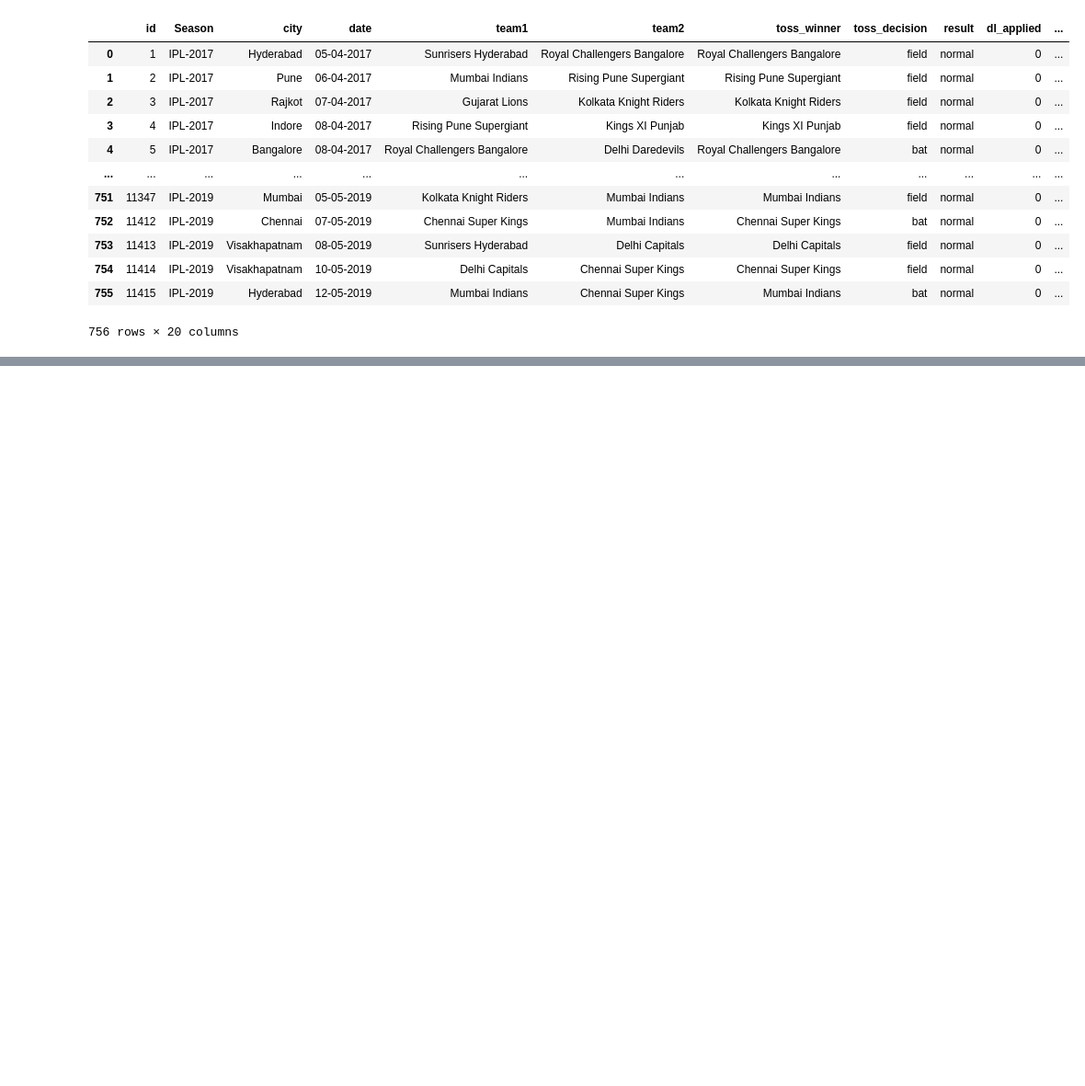
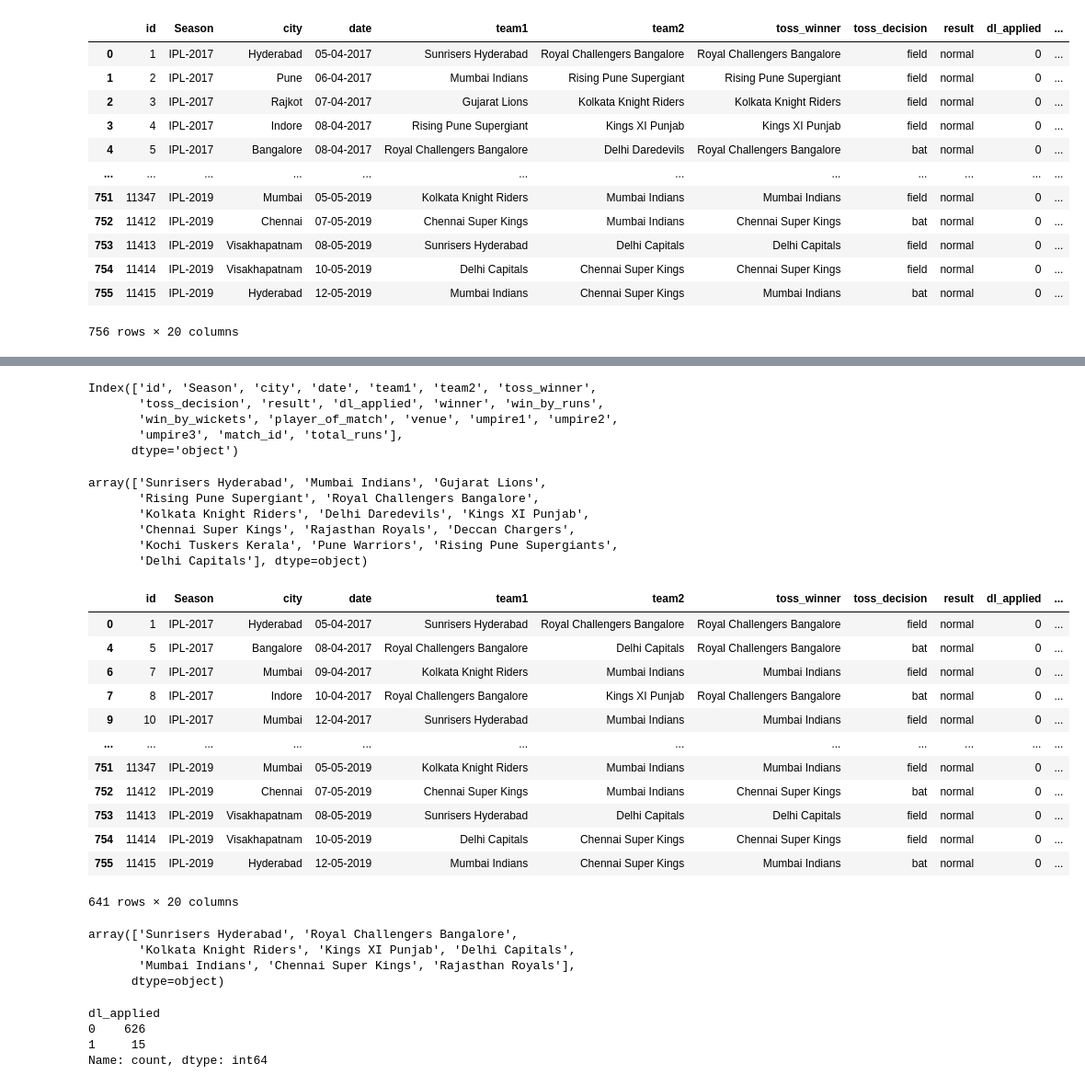
Before and after one commit to abhaygzb15/IPL-Win-Probability-Predictor, a Jupyter notebook: IPL Win Predictor.ipynb, the cells around one changed output, grey strips where cells are left out. Shown: that part at 92% size. Saved outputs shown, nothing was run; the diff lists cells and outputs as text; code cells hidden in the pictures; blank space fills up the shorter version.

```diff
--- a/IPL Win Predictor.ipynb
+++ b/IPL Win Predictor.ipynb
@@ -117,0 +84,17 @@ matches_df=matches_df[matches_df['team2'].isin(teams)]
+# %%
+matches_df.columns
+# %% [output]
+Index(['id', 'Season', 'city', 'date', 'team1', 'team2', 'toss_winner',
+       'toss_decision', 'result', 'dl_applied', 'winner', 'win_by_runs',
+       'win_by_wickets', 'player_of_match', 'venue', 'umpire1', 'umpire2',
+       'umpire3', 'match_id', 'total_runs'],
+      dtype='object')
+# %%
+matches_df['team1'].unique()
+# %% [output]
+array(['Sunrisers Hyderabad', 'Mumbai Indians', 'Gujarat Lions',
+       'Rising Pune Supergiant', 'Royal Challengers Bangalore',
+       'Kolkata Knight Riders', 'Delhi Daredevils', 'Kings XI Punjab',
+       'Chennai Super Kings', 'Rajasthan Royals', 'Deccan Chargers',
+       'Kochi Tuskers Kerala', 'Pune Warriors', 'Rising Pune Supergiants',
+       'Delhi Capitals'], dtype=object)
@@ -117,0 +119,30 @@ matches_df=matches_df[matches_df['team2'].isin(teams)]
+# %%
+matches_df
+# %% [output]
+|  | id | Season | city | date | team1 | team2 | toss_winner | toss_decision | result | dl_applied | ... |
+| 0 | 1 | IPL-2017 | Hyderabad | 05-04-2017 | Sunrisers Hyderabad | Royal Challengers Bangalore | Royal Challengers Bangalore | field | normal | 0 | ... |
+| 4 | 5 | IPL-2017 | Bangalore | 08-04-2017 | Royal Challengers Bangalore | Delhi Capitals | Royal Challengers Bangalore | bat | normal | 0 | ... |
+| 6 | 7 | IPL-2017 | Mumbai | 09-04-2017 | Kolkata Knight Riders | Mumbai Indians | Mumbai Indians | field | normal | 0 | ... |
+| 7 | 8 | IPL-2017 | Indore | 10-04-2017 | Royal Challengers Bangalore | Kings XI Punjab | Royal Challengers Bangalore | bat | normal | 0 | ... |
+| 9 | 10 | IPL-2017 | Mumbai | 12-04-2017 | Sunrisers Hyderabad | Mumbai Indians | Mumbai Indians | field | normal | 0 | ... |
+| ... | ... | ... | ... | ... | ... | ... | ... | ... | ... | ... | ... |
+| 751 | 11347 | IPL-2019 | Mumbai | 05-05-2019 | Kolkata Knight Riders | Mumbai Indians | Mumbai Indians | field | normal | 0 | ... |
+| 752 | 11412 | IPL-2019 | Chennai | 07-05-2019 | Chennai Super Kings | Mumbai Indians | Chennai Super Kings | bat | normal | 0 | ... |
+| 753 | 11413 | IPL-2019 | Visakhapatnam | 08-05-2019 | Sunrisers Hyderabad | Delhi Capitals | Delhi Capitals | field | normal | 0 | ... |
+| 754 | 11414 | IPL-2019 | Visakhapatnam | 10-05-2019 | Delhi Capitals | Chennai Super Kings | Chennai Super Kings | field | normal | 0 | ... |
+| 755 | 11415 | IPL-2019 | Hyderabad | 12-05-2019 | Mumbai Indians | Chennai Super Kings | Mumbai Indians | bat | normal | 0 | ... |
+641 rows × 20 columns
+# %%
+matches_df['team1'].unique()
+# %% [output]
+array(['Sunrisers Hyderabad', 'Royal Challengers Bangalore',
+       'Kolkata Knight Riders', 'Kings XI Punjab', 'Delhi Capitals',
+       'Mumbai Indians', 'Chennai Super Kings', 'Rajasthan Royals'],
+      dtype=object)
+# %%
+matches_df.dl_applied.value_counts()
+# %% [output]
+dl_applied
+0    626
+1     15
+Name: count, dtype: int64
```
Also changed, not shown: parts of 9 cells of this notebook.
